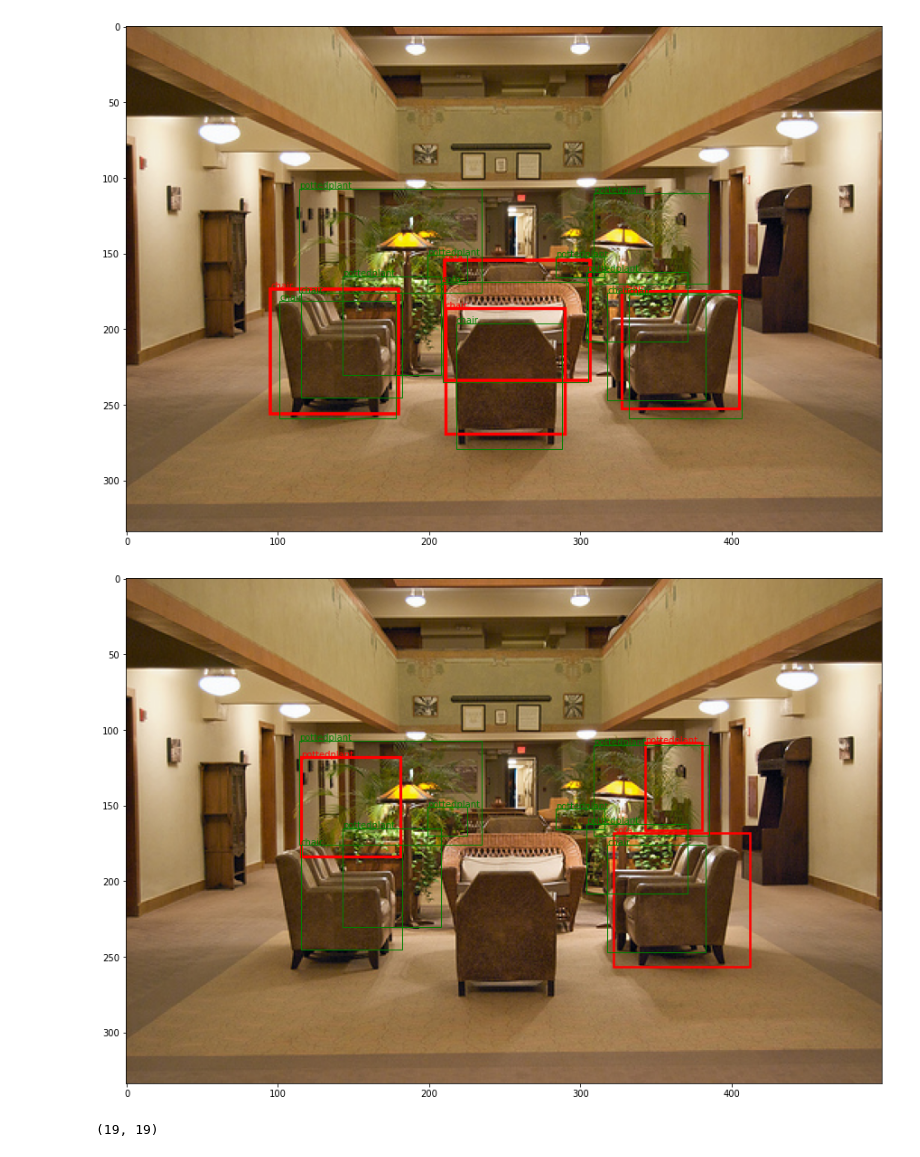
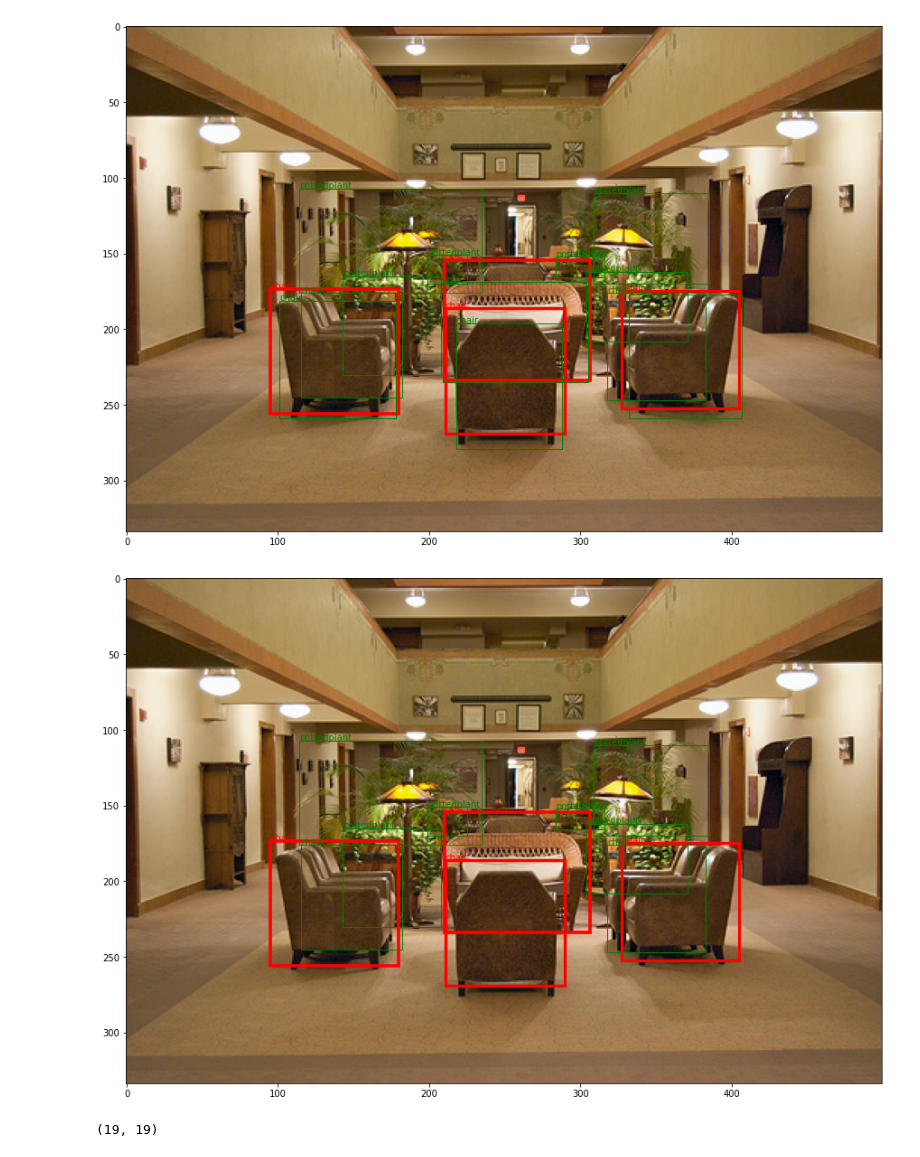
Before and after one commit to vlasakjiri/uncertainty-estimations, a Jupyter notebook: detection.ipynb, the cells around one changed output. Cells and saved outputs as stored; diff of their text form; code cells hidden in the pictures.

```diff
--- a/detection.ipynb
+++ b/detection.ipynb
@@ -336,9 +342,9 @@ plot_image(data_test[i][0], TP, gt)
 # %% [output]
 [figure]
 # %%
-plot_image(data_test[i][0], FP, FN)
+plot_image(data_test[i][0], TP, FN)
 # %% [output]
-[figure, old version]
+[figure, new version]
 # %%
 len(preds) + len(gt), len(TP)*2 + len(FP) + len(FN)
 # %% [output]
```
Also changed, not shown: parts of 1 cell of this notebook.
